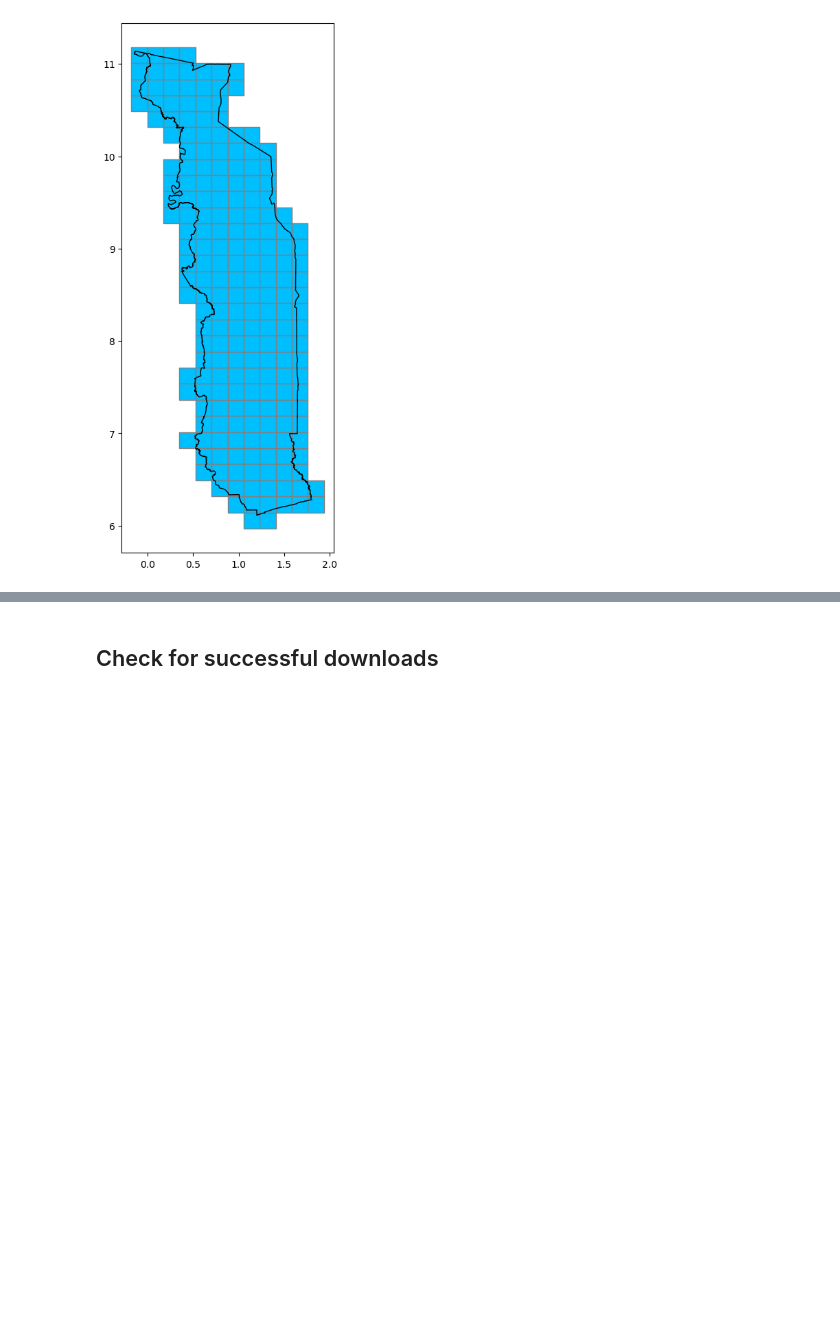
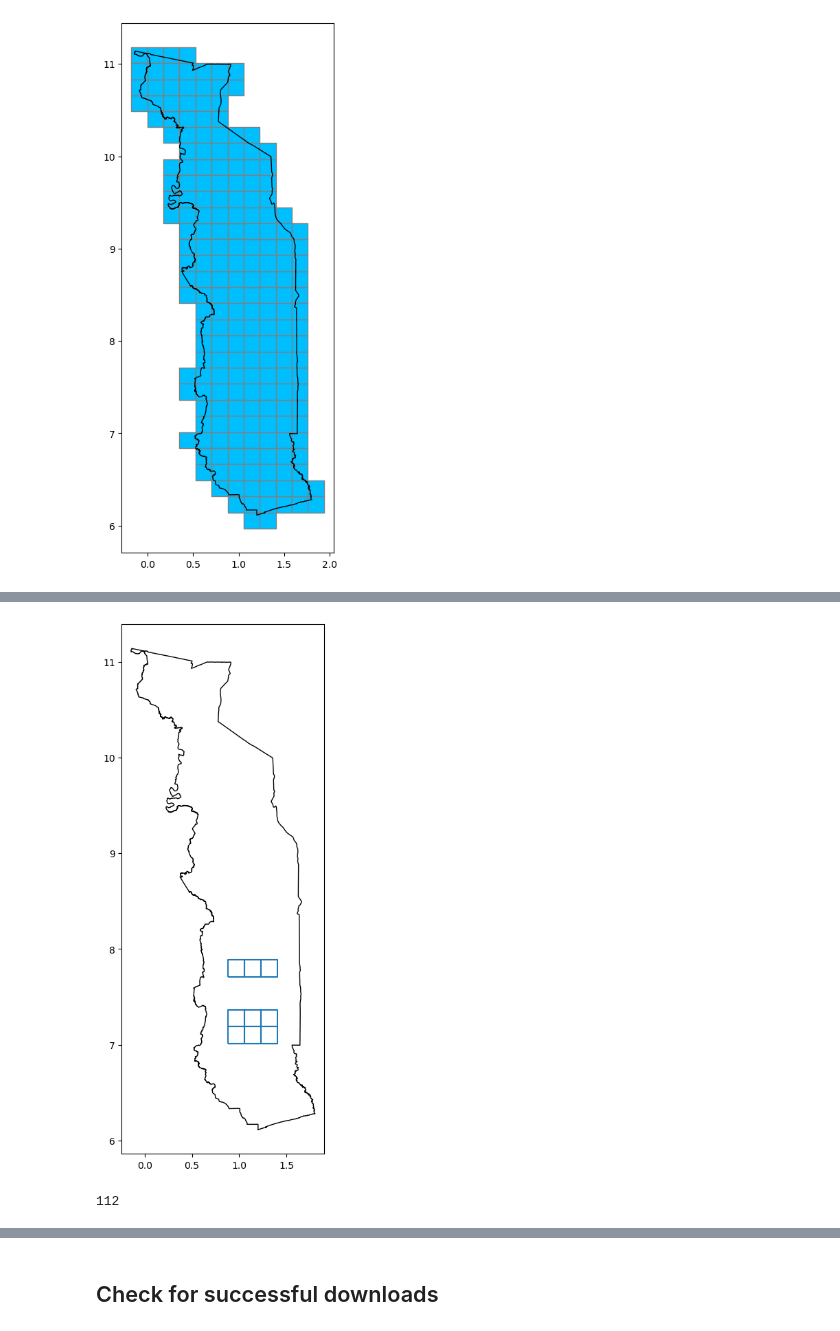
Before and after one commit to fless-lab/MOSAIKS-Training-Manual-French-Version, a Jupyter notebook: notebooks/demo/00_get_planet_basemaps.ipynb, the cells around one changed output, grey strips where cells are left out. Cells and saved outputs as stored; diff of their text form; code cells hidden in the pictures; blank space fills up the shorter version.

```diff
--- a/notebooks/demo/00_get_planet_basemaps.ipynb
+++ b/notebooks/demo/00_get_planet_basemaps.ipynb
@@ -289,3 +322,39 @@ tgo_adm0.plot(ax=ax, color="None", edgecolor="black")
 plt.show()
 # %% [output]
 [figure]
+# %%
+import pandas as pd
+
+# 1) Split 'id' into 'row' and 'col'
+quad_df[['row', 'col']] = (
+    quad_df['id']
+    .str.split('-', expand=True)
+    .astype(int)
+)
+
+# 2) Sort row and col so they are in ascending order (easier to identify contiguous sequences)
+quad_df = quad_df.sort_values(by=['row', 'col']).reset_index(drop=True)
+
+# 3) Gather unique row and col values
+unique_rows = quad_df['row'].unique()
+unique_cols = quad_df['col'].unique()
+
+# 4) Find all possible 3x3 sets by sliding over unique row and col values
+result_3x3 = []
+
+for i in range(len(unique_rows) - 2):
+    for j in range(len(unique_cols) - 2):
+
+        # Determine which row and col indices define the 3x3 block
+        r_block = [unique_rows[i], unique_rows[i+1], unique_rows[i+2]]
+        c_block = [unique_cols[j], unique_cols[j+1], unique_cols[j+2]]
+
+        # Filter those 9 quads if they exist
+        temp = quad_df[
+            quad_df['row'].isin(r_block) &
+            quad_df['col'].isin(c_block)
+        ]
+
+        # We only care about cases where we actually have all 9 quads
+        if len(temp) == 9:
+            result_3x3.append(temp)
@@ -291,0 +374,15 @@ plt.show()
+# %%
+three_by_three = gpd.GeoDataFrame(result_3x3[78], geometry='geometry')
+
+fig, ax = plt.subplots(figsize=(10, 10))
+
+three_by_three.boundary.plot(ax=ax, )
+tgo_adm0.plot(ax=ax, color="None", edgecolor="black")
+
+plt.show()
+# %% [output]
+[figure, added]
+# %%
+len(result_3x3)
+# %% [output]
+112
```
Also changed, not shown: parts of 7 cells of this notebook, 7 other files.
